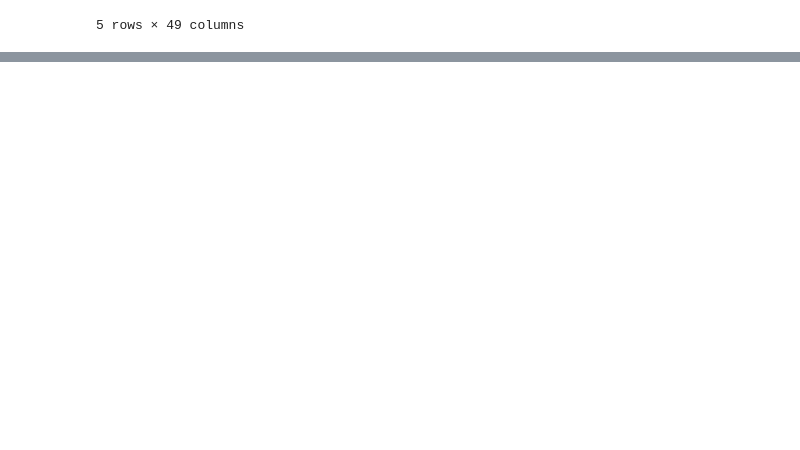
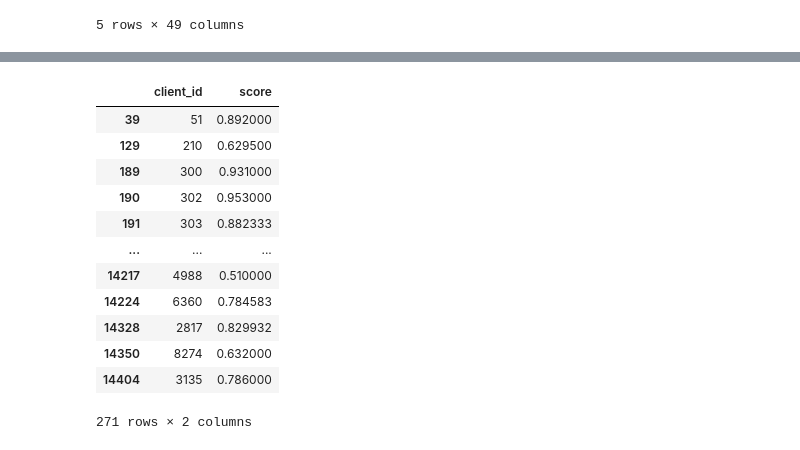
Before and after one commit to Frizmoz/Cars, a Jupyter notebook: Хакатон.ipynb, the cells around one changed output, grey strips where cells are left out. Cells and saved outputs as stored; diff of their text form; code cells hidden in the pictures; blank space fills up the shorter version.

```diff
--- a/Хакатон.ipynb
+++ b/Хакатон.ipynb
@@ -434,3 +519,41 @@ dff.head()
 | 3 | 2022-09-01 | 7 | 0 | 0 | 0364571d-5325-ed11-b823-005056b825cd | 1.0 | 1.0 | 1.0 | 1.0 | 1.0 | ... |
 | 4 | 2022-08-01 | 8 | 0 | 0 | 065957a6-9b2a-435a-b561-024e9e8d9ad7 | 0.0 | 0.0 | 0.0 | 0.0 | 0.0 | ... |
 5 rows × 49 columns
+# %%
+df = pd.read_csv(r'C:\Users\Pasha\Desktop\Cars\train_dataset_Самолет.csv',low_memory=False)
+
+    #Вычислите процент пропущенных данных для каждого столбца
+missing_percentage = (df.isnull().sum() / len(df)) * 100
+    #Выберите столбцы, в которых пропущено менее или равно 1% данных
+columns_to_keep = missing_percentage[missing_percentage >= 1].index
+    #Выведите названия столбцов, которые соответствуют вашему критерию
+df.drop(columns=columns_to_keep,inplace=True)
+df.dropna(inplace=True)
+
+    # Удалям лишние столбцы, котрые были удален при тренеровки
+X = df.drop(columns=['target','report_date','col1454','client_id','col2183', 'col2181', 'col2176',
+       'col2175', 'col2184', 'col2167', 'col2174', 'col2173', 'col2189',
+       'col2168', 'col1453'],axis=1)
+
+    # Инициализируйте и обучите модель случайного леса
+load_model = pickle.load(open(r'C:\Users\Pasha\Desktop\Cars\RandomForest.sav', 'rb'))
+
+    # Получите вероятности классов для каждой строки
+probabilities = load_model.predict_proba(X)
+
+    # Добавьте столбец с вероятностями в DataFrame
+df['score'] = probabilities[:, 1]  # Используйте вероятности класса 1
+
+        # Полный датасет с вероятостяи
+d = pd.DataFrame()
+d['client_id']=df['client_id']
+d['score']=df['score']
+# df.to_csv('submission_file.csv',index= False)
+
+dff=pd.DataFrame()
+dff['client_id']=d['client_id']
+dff['score']=d['score']
+dff.drop_duplicates(inplace=True)
+# dff.to_csv('submission_GOOD_file.csv',index= False)
+# %%
+dff=dff[dff['score']>=0.5]
@@ -436,0 +576,16 @@ dff.head()
+# %%
+dff
+# %% [output]
+|  | client_id | score |
+| 39 | 51 | 0.892000 |
+| 129 | 210 | 0.629500 |
+| 189 | 300 | 0.931000 |
+| 190 | 302 | 0.953000 |
+| 191 | 303 | 0.882333 |
+| ... | ... | ... |
+| 14217 | 4988 | 0.510000 |
+| 14224 | 6360 | 0.784583 |
+| 14328 | 2817 | 0.829932 |
+| 14350 | 8274 | 0.632000 |
+| 14404 | 3135 | 0.786000 |
+271 rows × 2 columns
```
Also changed, not shown: parts of 19 cells of this notebook, 1 other file.
